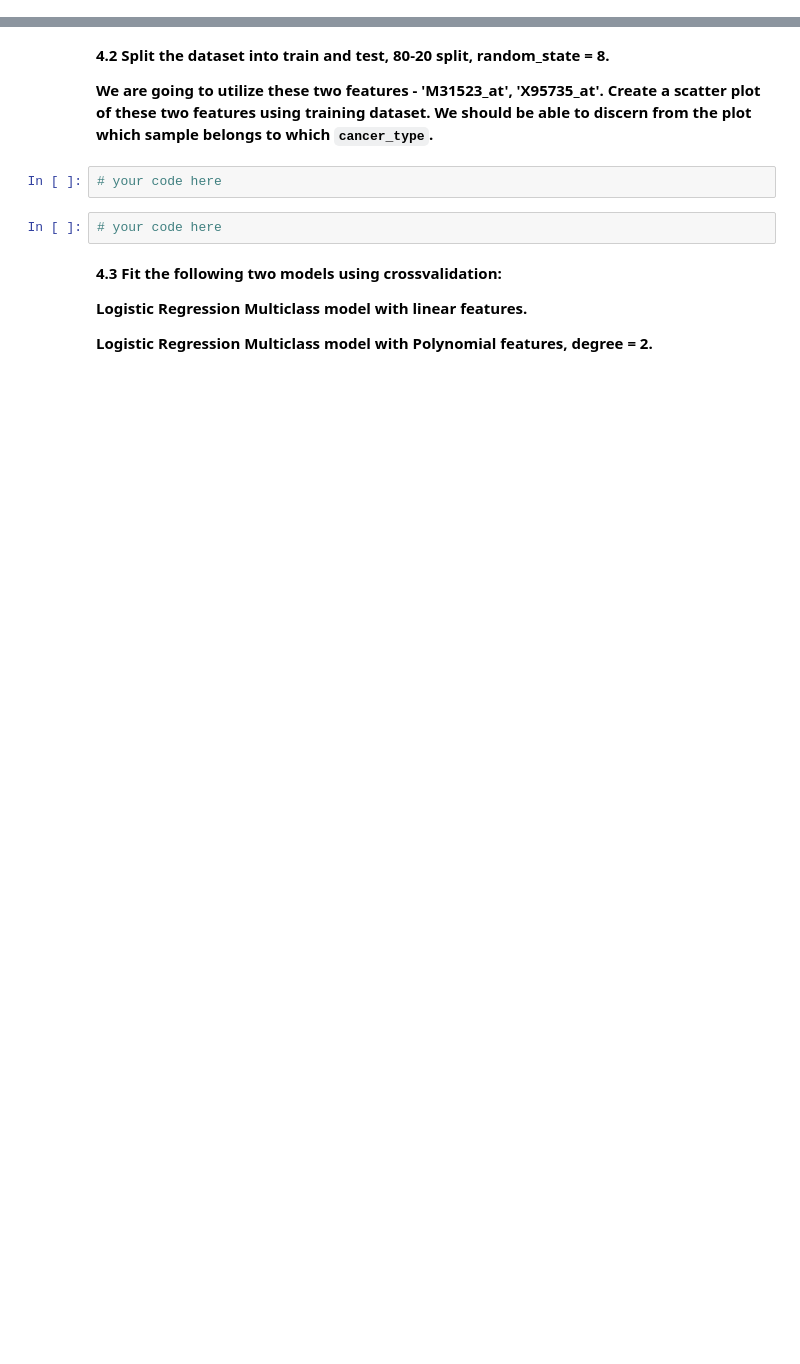
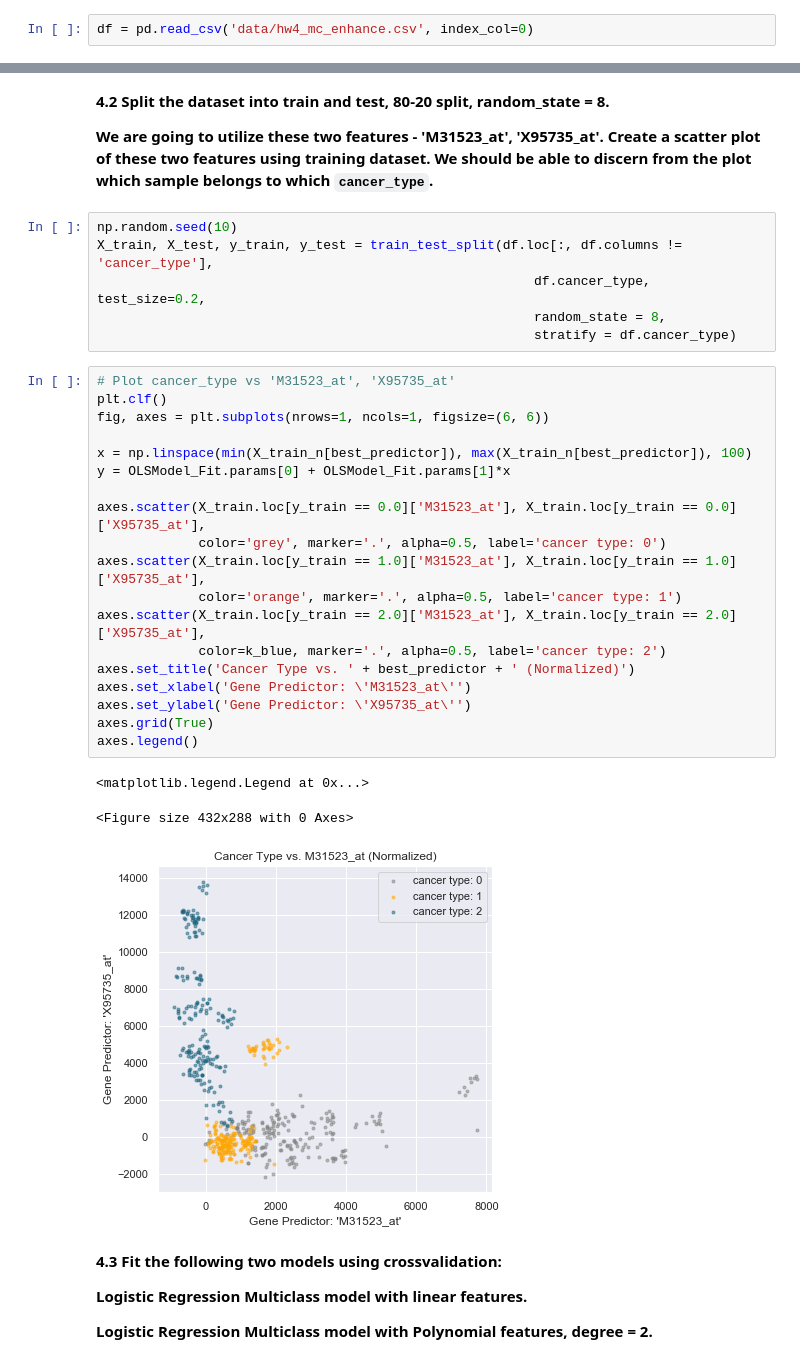
Before and after one commit to kdumontnu/2019-CS109A, a Jupyter notebook: homework/hw4/cs109a_HW4_submit.ipynb, the cells around one changed output, grey strips where cells are left out. Saved outputs shown, nothing was run; the diff lists cells and outputs as text; blank space fills up the shorter version.

```diff
--- a/homework/hw4/cs109a_HW4_submit.ipynb
+++ b/homework/hw4/cs109a_HW4_submit.ipynb
@@ -556,0 +594,2 @@ We are going to utilize these two features - 'M31523_at', 'X95735_at'.  Create a
+# %%
+df = pd.read_csv('data/hw4_mc_enhance.csv', index_col=0)
@@ -558,10 +601,35 @@ We are going to utilize these two features - 'M31523_at', 'X95735_at'.  Create a
 **4.2 Split the dataset into train and test, 80-20 split, random_state = 8.**
 
 **We are going to utilize these two features - 'M31523_at', 'X95735_at'.  Create a scatter plot of these two features using training dataset.  We should be able to discern from the plot which sample belongs to which `cancer_type`.**
-# %%
-# your code here
-# %%
-# your code here
+# %%
+np.random.seed(10)
+X_train, X_test, y_train, y_test = train_test_split(df.loc[:, df.columns != 'cancer_type'],
+                                                        df.cancer_type, test_size=0.2,
+                                                        random_state = 8,
+                                                        stratify = df.cancer_type)
+# %%
+# Plot cancer_type vs 'M31523_at', 'X95735_at'
+plt.clf()
+fig, axes = plt.subplots(nrows=1, ncols=1, figsize=(6, 6))
+
+x = np.linspace(min(X_train_n[best_predictor]), max(X_train_n[best_predictor]), 100)
+y = OLSModel_Fit.params[0] + OLSModel_Fit.params[1]*x
+
+axes.scatter(X_train.loc[y_train == 0.0]['M31523_at'], X_train.loc[y_train == 0.0]['X95735_at'],
+             color='grey', marker='.', alpha=0.5, label='cancer type: 0')
+axes.scatter(X_train.loc[y_train == 1.0]['M31523_at'], X_train.loc[y_train == 1.0]['X95735_at'],
+             color='orange', marker='.', alpha=0.5, label='cancer type: 1')
+axes.scatter(X_train.loc[y_train == 2.0]['M31523_at'], X_train.loc[y_train == 2.0]['X95735_at'],
+             color=k_blue, marker='.', alpha=0.5, label='cancer type: 2')
+axes.set_title('Cancer Type vs. ' + best_predictor + ' (Normalized)')
+axes.set_xlabel('Gene Predictor: \'M31523_at\'')
+axes.set_ylabel('Gene Predictor: \'X95735_at\'')
+axes.grid(True)
+axes.legend()
+# %% [output]
+<matplotlib.legend.Legend at 0x...>
+<Figure size 432x288 with 0 Axes>
+[figure, added]
 # %% [markdown]
 **4.3  Fit the following two models using crossvalidation:**
 
```
Also changed, not shown: parts of 32 cells of this notebook.
